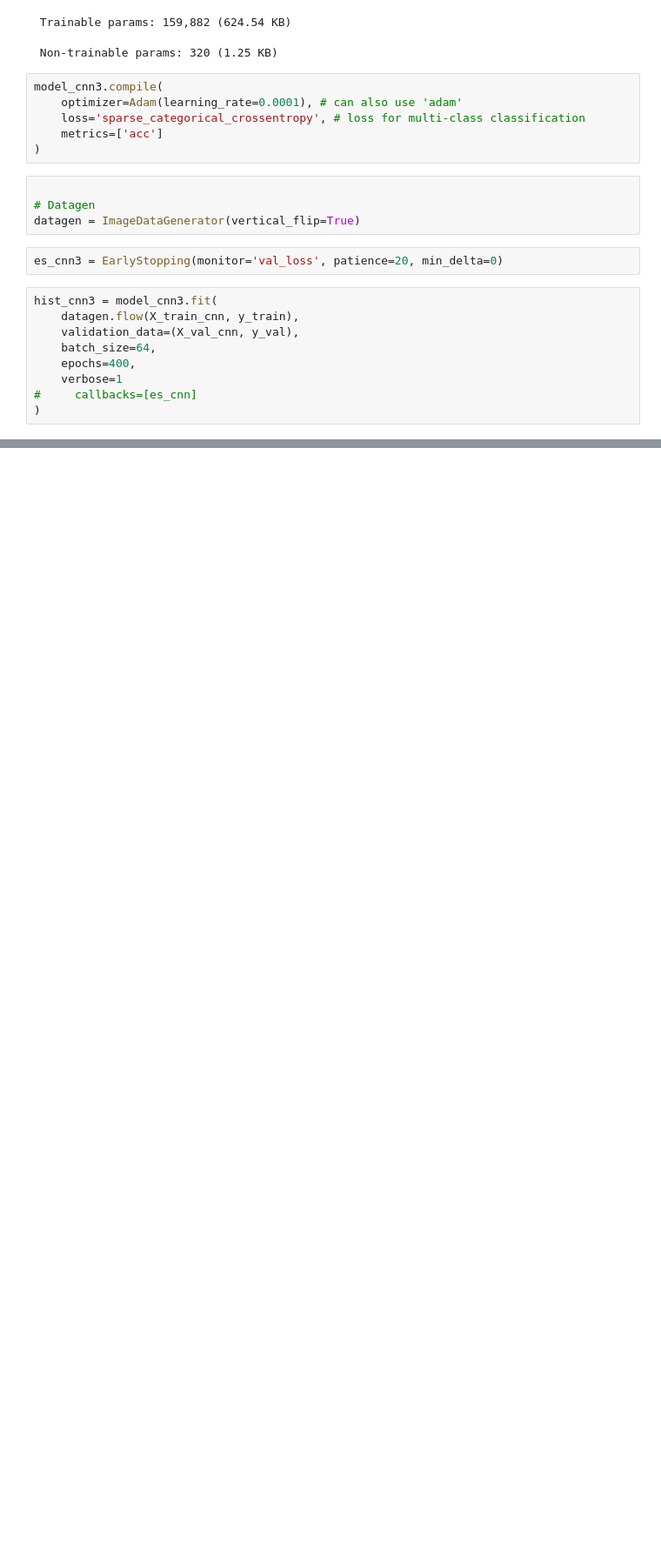
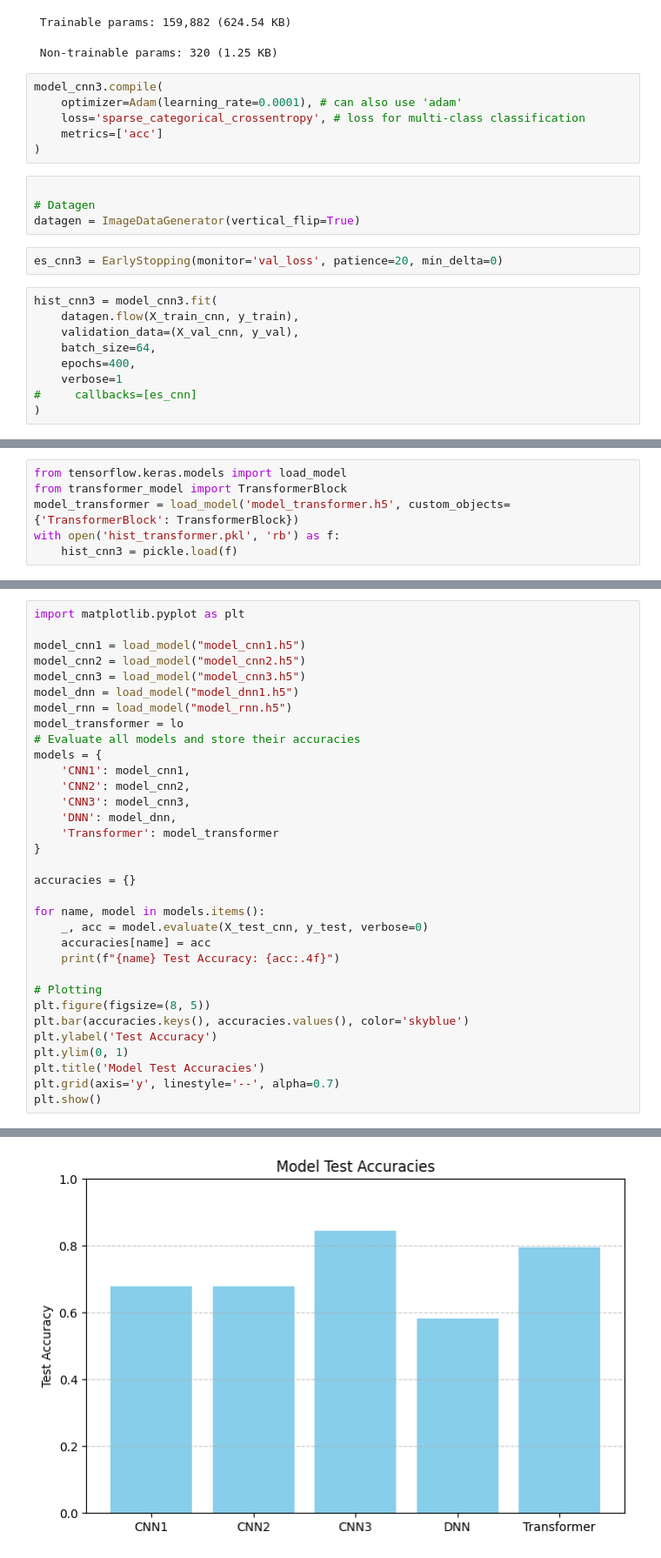
Before and after one commit to JatinR2/Music-Genre-Prediction-ML, a Jupyter notebook: modelling.ipynb, the cells around one changed output, grey strips where cells are left out. Shown at 87% size. Saved outputs shown, nothing was run; the diff lists cells and outputs as text; blank space fills up the shorter version.

```diff
--- a/modelling.ipynb
+++ b/modelling.ipynb
@@ -516,0 +784,6 @@ hist_cnn3 = model_cnn3.fit(
+# %%
+from tensorflow.keras.models import load_model
+from transformer_model import TransformerBlock
+model_transformer = load_model('model_transformer.h5', custom_objects={'TransformerBlock': TransformerBlock})
+with open('hist_transformer.pkl', 'rb') as f:
+    hist_cnn3 = pickle.load(f)
@@ -516,0 +803,34 @@ hist_cnn3 = model_cnn3.fit(
+# %%
+import matplotlib.pyplot as plt
+
+model_cnn1 = load_model("model_cnn1.h5")
+model_cnn2 = load_model("model_cnn2.h5")
+model_cnn3 = load_model("model_cnn3.h5")
+model_dnn = load_model("model_dnn1.h5")
+model_rnn = load_model("model_rnn.h5")
+model_transformer = lo
+# Evaluate all models and store their accuracies
+models = {
+    'CNN1': model_cnn1,
+    'CNN2': model_cnn2,
+    'CNN3': model_cnn3,
+    'DNN': model_dnn,
+    'Transformer': model_transformer
+}
+
+accuracies = {}
+
+for name, model in models.items():
+    _, acc = model.evaluate(X_test_cnn, y_test, verbose=0)
+    accuracies[name] = acc
+    print(f"{name} Test Accuracy: {acc:.4f}")
+
+# Plotting
+plt.figure(figsize=(8, 5))
+plt.bar(accuracies.keys(), accuracies.values(), color='skyblue')
+plt.ylabel('Test Accuracy')
+plt.ylim(0, 1)
+plt.title('Model Test Accuracies')
+plt.grid(axis='y', linestyle='--', alpha=0.7)
+plt.show()
+# %% [output]
@@ -516,0 +846 @@ hist_cnn3 = model_cnn3.fit(
+[figure, added]
```
Also changed, not shown: parts of 29 cells of this notebook, 10 other files.
